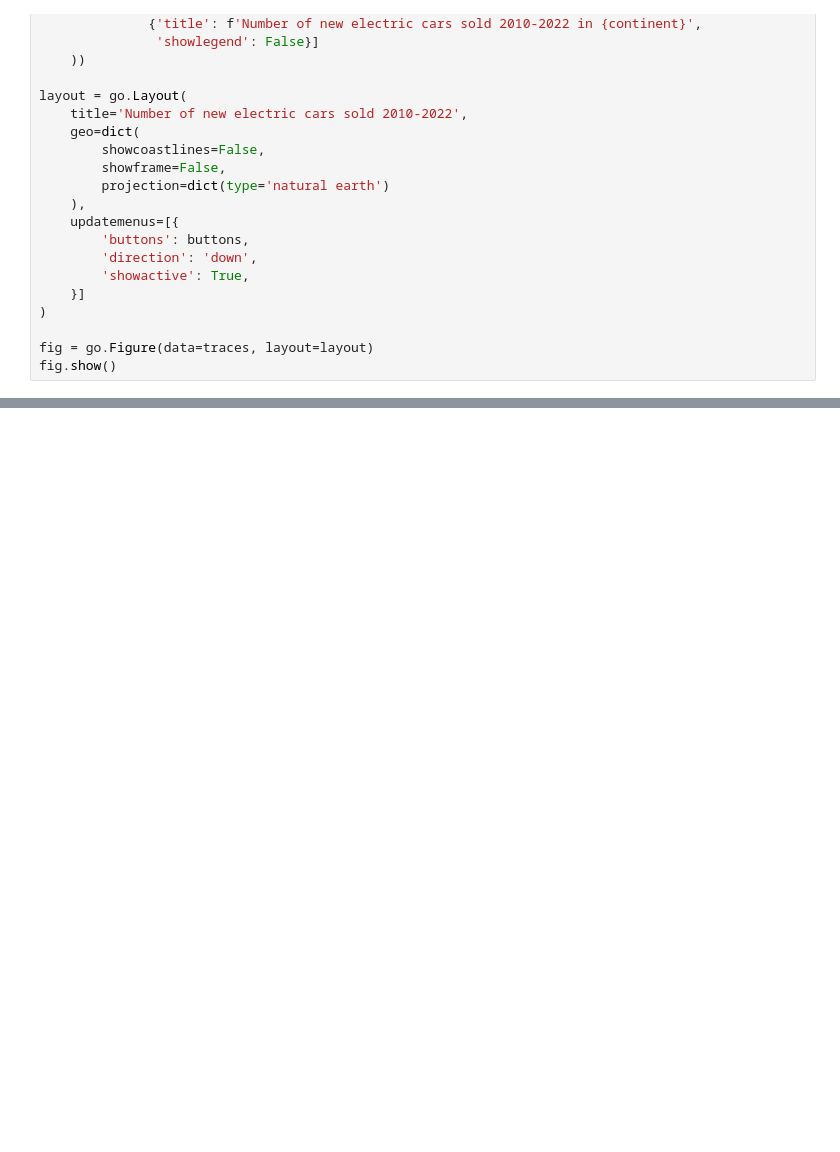
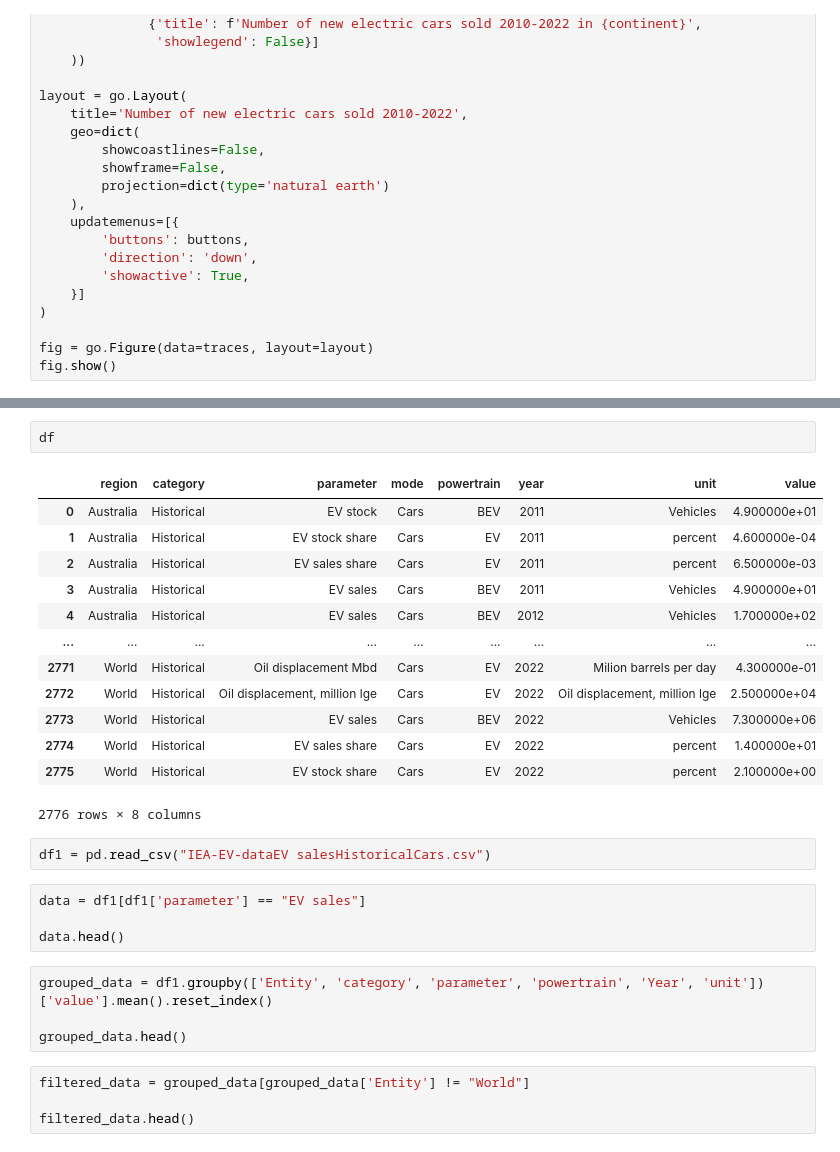
Before and after one commit to jtjt427/5200_Final_Project, a Jupyter notebook: Untitled-1.ipynb, the cells around one changed output, grey strips where cells are left out. Saved outputs shown, nothing was run; the diff lists cells and outputs as text; blank space fills up the shorter version.

```diff
--- a/Untitled-1.ipynb
+++ b/Untitled-1.ipynb
@@ -77,0 +178,30 @@ fig.show()
+# %%
+df
+# %% [output]
+|  | region | category | parameter | mode | powertrain | year | unit | value |
+| 0 | Australia | Historical | EV stock | Cars | BEV | 2011 | Vehicles | 4.900000e+01 |
+| 1 | Australia | Historical | EV stock share | Cars | EV | 2011 | percent | 4.600000e-04 |
+| 2 | Australia | Historical | EV sales share | Cars | EV | 2011 | percent | 6.500000e-03 |
+| 3 | Australia | Historical | EV sales | Cars | BEV | 2011 | Vehicles | 4.900000e+01 |
+| 4 | Australia | Historical | EV sales | Cars | BEV | 2012 | Vehicles | 1.700000e+02 |
+| ... | ... | ... | ... | ... | ... | ... | ... | ... |
+| 2771 | World | Historical | Oil displacement Mbd | Cars | EV | 2022 | Milion barrels per day | 4.300000e-01 |
+| 2772 | World | Historical | Oil displacement, million lge | Cars | EV | 2022 | Oil displacement, million lge | 2.500000e+04 |
+| 2773 | World | Historical | EV sales | Cars | BEV | 2022 | Vehicles | 7.300000e+06 |
+| 2774 | World | Historical | EV sales share | Cars | EV | 2022 | percent | 1.400000e+01 |
+| 2775 | World | Historical | EV stock share | Cars | EV | 2022 | percent | 2.100000e+00 |
+2776 rows × 8 columns
+# %%
+df1 = pd.read_csv("IEA-EV-dataEV salesHistoricalCars.csv")
+# %%
+data = df1[df1['parameter'] == "EV sales"]
+
+data.head()
+# %%
+grouped_data = df1.groupby(['Entity', 'category', 'parameter', 'powertrain', 'Year', 'unit'])['value'].mean().reset_index()
+
+grouped_data.head()
+# %%
+filtered_data = grouped_data[grouped_data['Entity'] != "World"]
+
+filtered_data.head()
```
Also changed, not shown: parts of 4 cells of this notebook, 1 other file.
